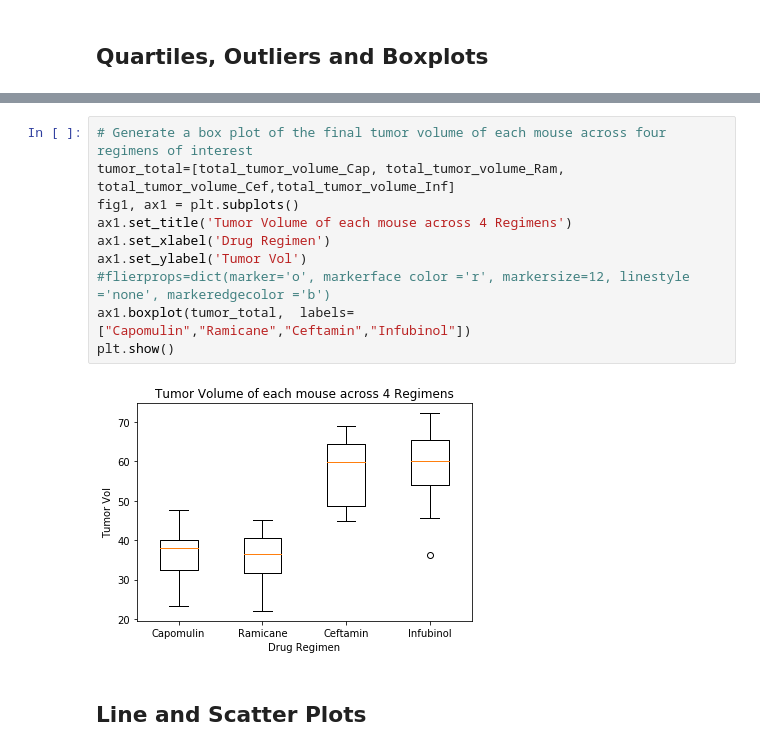
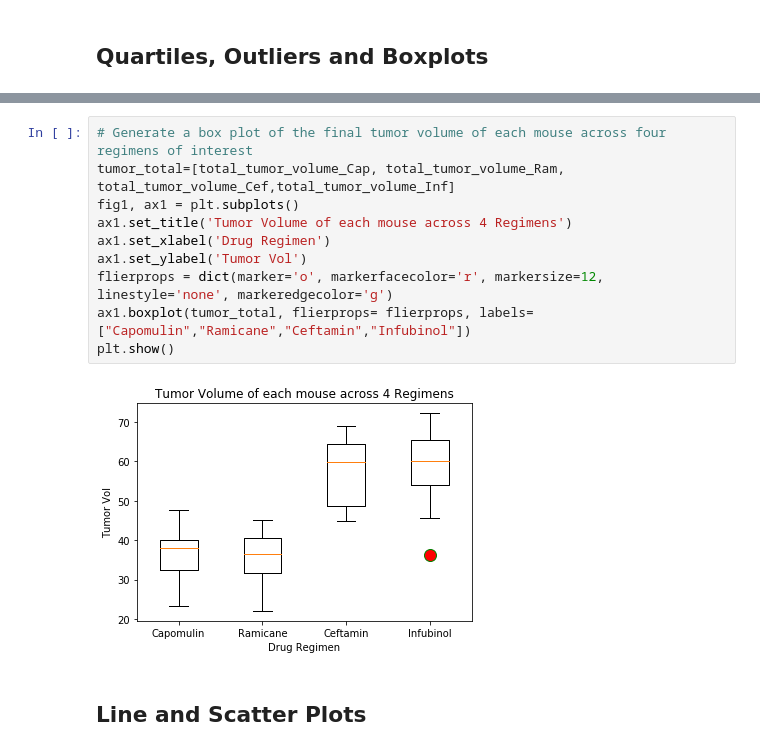
Before and after one commit to AnuinChicago/Matplotlib_Challenge, a Jupyter notebook: pymaceuticals_starter.ipynb, the cells around one changed output, grey strips where cells are left out. Drawn from its saved outputs; the diff is of its cells as text.

```diff
--- a/pymaceuticals_starter.ipynb
+++ b/pymaceuticals_starter.ipynb
@@ -397,15 +397,15 @@ Values above 82.74144559000001 could be outliers.
 # %%
 # Generate a box plot of the final tumor volume of each mouse across four regimens of interest
 tumor_total=[total_tumor_volume_Cap, total_tumor_volume_Ram, total_tumor_volume_Cef,total_tumor_volume_Inf]
 fig1, ax1 = plt.subplots()
 ax1.set_title('Tumor Volume of each mouse across 4 Regimens')
 ax1.set_xlabel('Drug Regimen')
 ax1.set_ylabel('Tumor Vol')
-#flierprops=dict(marker='o', markerface color ='r', markersize=12, linestyle ='none', markeredgecolor ='b')
-ax1.boxplot(tumor_total,  labels=["Capomulin","Ramicane","Ceftamin","Infubinol"])
+flierprops = dict(marker='o', markerfacecolor='r', markersize=12, linestyle='none', markeredgecolor='g')
+ax1.boxplot(tumor_total, flierprops= flierprops, labels=["Capomulin","Ramicane","Ceftamin","Infubinol"])
 plt.show()
 # %% [output]
-[figure, old version]
+[figure, new version]
 # %% [markdown]
 ## Line and Scatter Plots
 # %%
```
